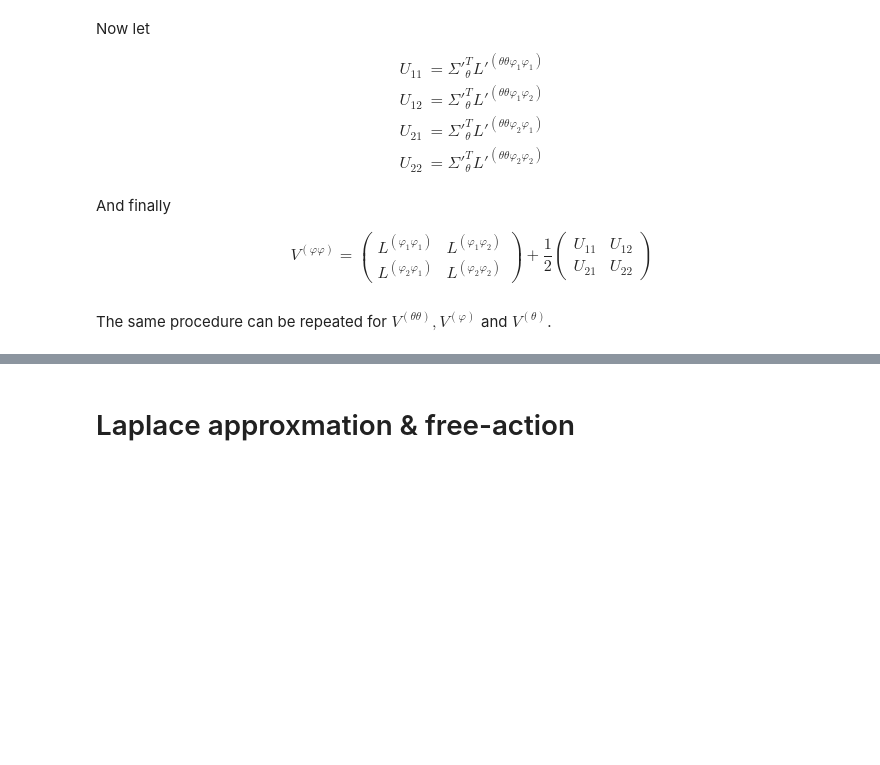
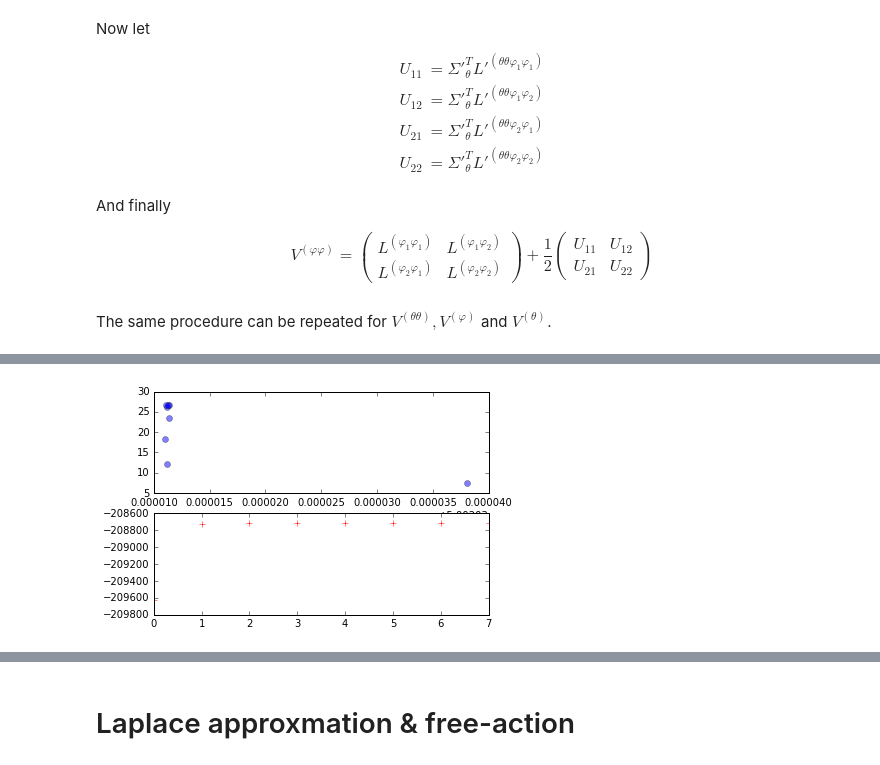
Before and after one commit to arayabrain/demtutorial, a Jupyter notebook: laplace approximation.ipynb, the cells around one changed output, grey strips where cells are left out. Cells and saved outputs as stored; diff of their text form; code cells hidden in the pictures; blank space fills up the shorter version.

```diff
--- a/laplace approximation.ipynb
+++ b/laplace approximation.ipynb
@@ -399,0 +533,33 @@ u:  [ 0.99912137] v:  [-1.6306356] Cu:  [[ 8.]] Cv:  [[ 5.33943176]]
+# %%
+y = T.matrix()
+u, v, pu, pv = T.vectors(4)
+
+L1 = T.sum(-0.5 * (y - u).dot(T.nlinalg.matrix_inverse(T.diag(v))) * (y - u)) -\
+    0.5 * ((u - pu[0]).dot(T.nlinalg.matrix_inverse(T.diag(pu[1] * v)))).dot(u - pu[0]) -\
+    T.gammaln(pv[0]) * pv[1] ** pv[0] + (pv[0] - 1) * T.log(v) - v / pv[1]
+L1 = T.sum(L1)
+# %%
+b = [u, v]
+hp = [pu, pv]
+bdims = [1, 1]
+
+viu = vilaps(L1, b, bdims, y, hp);
+# %%
+u0, v0 = np.array([2.]), np.array([5.])
+tol = 0.0001
+
+plt.figure()
+for step in range(256):
+    gnu, gnv, lmu, lmv, Cu, Cv, FE = viu(u0, v0, hu, hv, Y)
+    tu, tv = gnu, gnv
+    u0 += tu
+    v0 += tv
+    plt.subplot(211)
+    plt.plot(u0, v0, 'bo', alpha=.5)
+    plt.subplot(212)
+    plt.plot(step, FE, 'r+')
+    display.display(plt.gcf())
+    display.clear_output(wait=True)
+    if np.square(tu) < tol and np.square(tv) < tol: break
+# %% [output]
+[figure, added]
```
Also changed, not shown: parts of 41 cells of this notebook.
